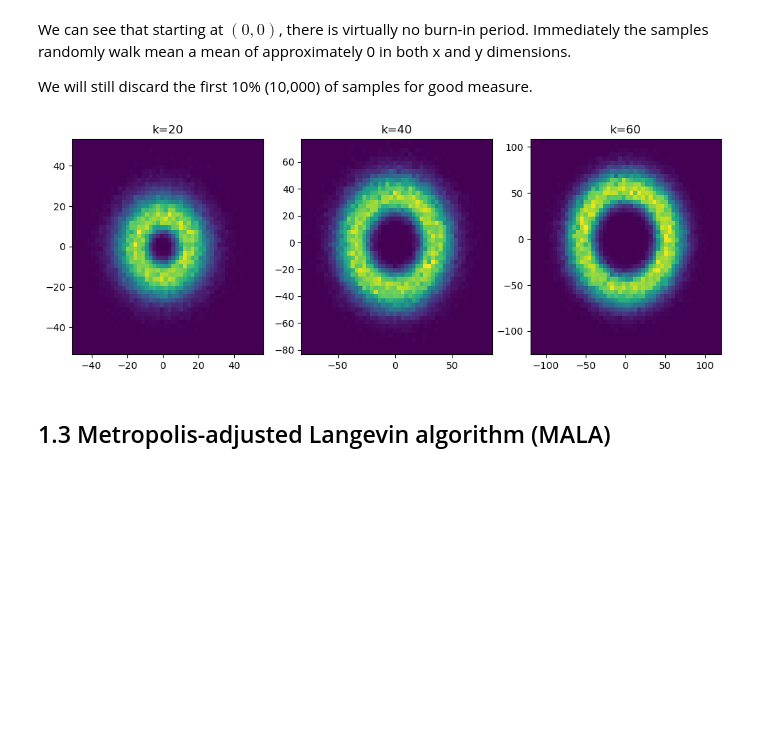
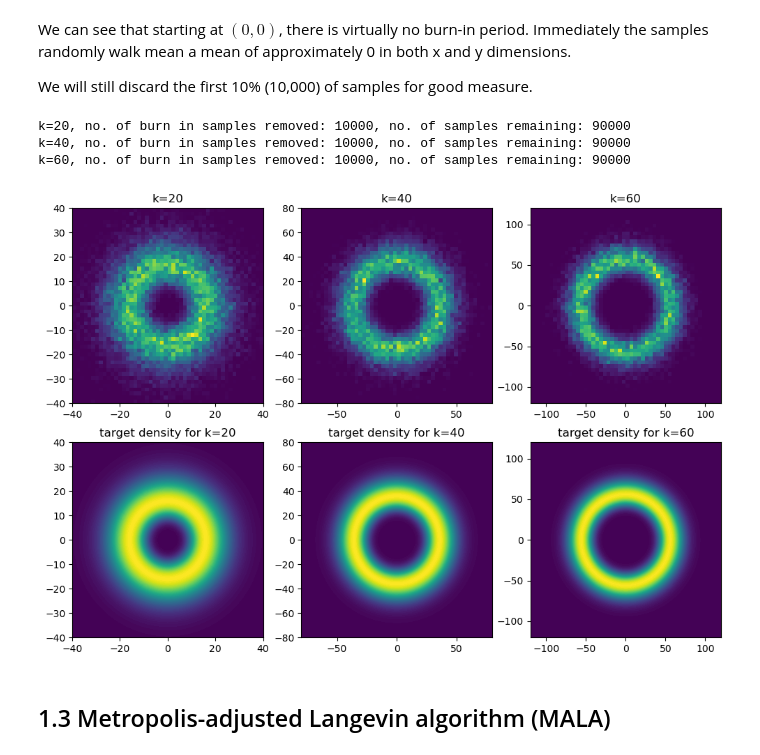
Before and after one commit to sallsdagrate/stochastic_sim_cw2, a Jupyter notebook: Stochastic Sim CW2.ipynb, the cells around one changed output. Cells and saved outputs as stored; diff of their text form; code cells hidden in the pictures; blank space fills up the shorter version.

```diff
--- a/Stochastic Sim CW2.ipynb
+++ b/Stochastic Sim CW2.ipynb
@@ -46,28 +62,28 @@ plt.show()
 def target_distribution(x: float, y: float, k: int, epsilon: float = 10e-9) -> float:
     return max((x**2 + y**2)**(k/4 - 1) * np.exp(-(np.sqrt(x**2 + y**2)) / 2), epsilon)
 # %%
-def metropolis_hastings_random_walk(k, N=100000, sigma=1):
+def metropolis_hastings_random_walk(k, N=100000, sigma=1, target_dist=target_distribution):
     x_samples, y_samples = [], []
     x, y = 0, 0
-    samples_taken = 0
+    accepted_samples = 0
 
     progress_bar = tqdm(total=N, leave=True)
     while len(x_samples) < N:
         x1 = stats.norm.rvs(loc=x, scale=sigma)
         y1 = stats.norm.rvs(loc=y, scale=sigma)
 
-        a = min(1, (target_distribution(x1, y1, k=k)) / (target_distribution(x, y, k=k)))
+        a = min(1, (target_dist(x1, y1, k=k)) / (target_dist(x, y, k=k)))
 
         if stats.uniform.rvs() < a:
-            x_samples.append(x1)
-            y_samples.append(y1)
             x, y = x1, y1
-            progress_bar.update(1)
+            accepted_samples += 1
 
-        samples_taken += 1
+        x_samples.append(x)
+        y_samples.append(y)
+        progress_bar.update(1)
 
     # Compute acceptance rate
-    acceptance_rate = N / samples_taken
+    acceptance_rate = accepted_samples / N
     print(f"Acceptance rate: {acceptance_rate:.2f}")
 
     return np.array(x_samples), np.array(y_samples)
@@ -76,7 +92,7 @@ def metropolis_hastings_random_walk(k, N=100000, sigma=1):
 # %%
 mh_xs, mh_ys = [], []
 for k in ks:
-    x, y = metropolis_hastings_random_walk(k=k, sigma=(0.7*k))
+    x, y = metropolis_hastings_random_walk(k=k, sigma=(0.7*k), N=100000)
     mh_xs.append(x)
     mh_ys.append(y)
 # %% [output]
@@ -115,15 +131,27 @@ We can see that starting at $(0, 0)$, there is virtually no burn-in period. Imme
 
 We will still discard the first 10% (10,000) of samples for good measure.
 # %%
-fig, ax = plt.subplots(ncols=3, nrows=1, figsize=(12, 4))
-burnin = 10000
+fig, ax = plt.subplots(ncols=3, nrows=2, figsize=(12, 8))
+burnin_percentage = 0.1
+
 for i, (k, x, y) in enumerate(zip(ks, mh_xs, mh_ys)):
-    # ax[i].scatter(x[burnin:], y[burnin:], s=0.2, alpha=0.4)
-    ax[i].hist2d(x[burnin:], y[burnin:], bins=50, cmap='viridis')
-    ax[i].set_title(f"k={k}")
+
+    burnin = int(np.floor(burnin_percentage * len(x)))
+    print(f'k={k}, no. of burn in samples removed: {burnin}, no. of samples remaining: {len(x) - burnin}')
+
+    ax[0][i].hist2d(x[burnin:], y[burnin:], bins=50, cmap='viridis', range=[[-2*k, 2*k], [-2*k, 2*k]])
+    ax[0][i].set_title(f"k={k}")
+
+    X, Y, Z = get_target_density_samples(k=k)
+    ax[1][i].contourf(X, Y, Z, levels=100)
+    ax[1][i].set_title(f'target density for k={k}')
+
 plt.show()
 # %% [output]
+k=20, no. of burn in samples removed: 10000, no. of samples remaining: 90000
+k=40, no. of burn in samples removed: 10000, no. of samples remaining: 90000
+k=60, no. of burn in samples removed: 10000, no. of samples remaining: 90000
-[figure, old version]
+[figure, new version]
 # %% [markdown]
 ## 1.3 Metropolis-adjusted Langevin algorithm (MALA)
 # %%
```
Also changed, not shown: parts of 25 cells of this notebook.
